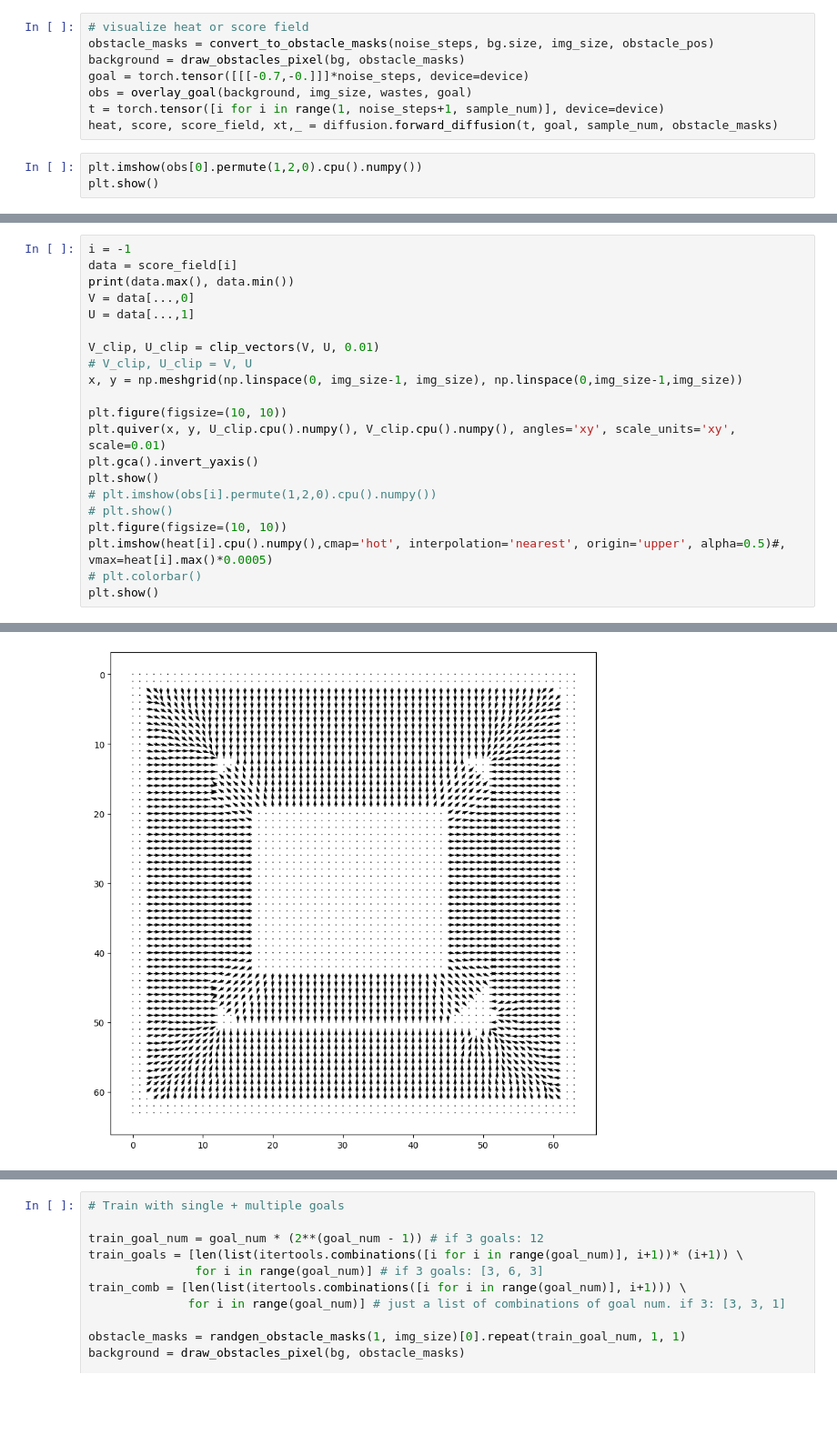
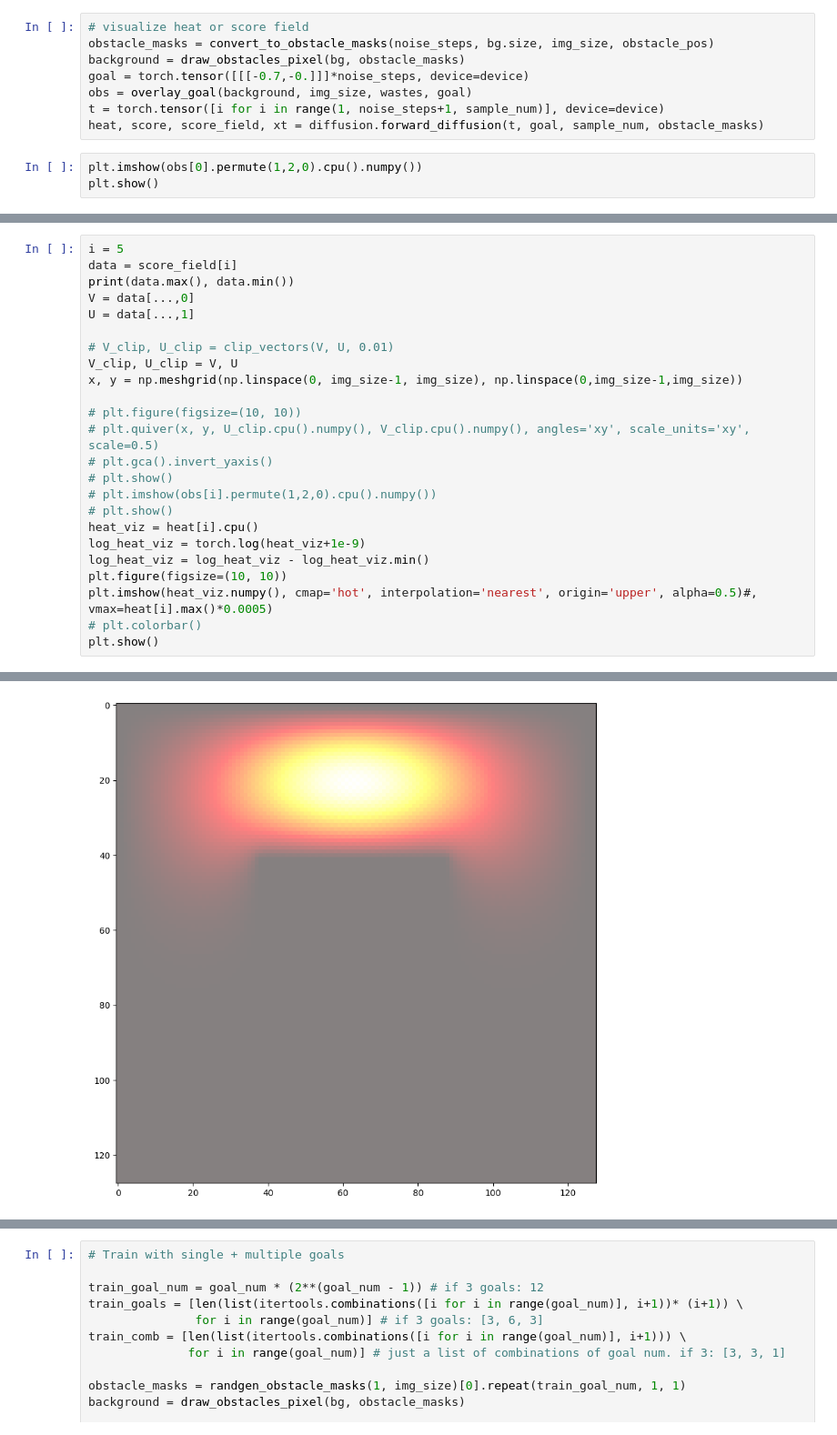
Before and after one commit to pranaboy72/denoisingheat, a Jupyter notebook: heat_diffusion.ipynb, the cells around one changed output, grey strips where cells are left out. Shown at 91% size. Cells and saved outputs as stored; diff of their text form; blank space fills up the shorter version.

Commit message:
visualize

```diff
--- a/heat_diffusion.ipynb
+++ b/heat_diffusion.ipynb
@@ -184,7 +184,7 @@ background = draw_obstacles_pixel(bg, obstacle_masks)
 goal = torch.tensor([[[-0.7,-0.]]]*noise_steps, device=device)
 obs = overlay_goal(background, img_size, wastes, goal)
 t = torch.tensor([i for i in range(1, noise_steps+1, sample_num)], device=device)
-heat, score, score_field, xt,_ = diffusion.forward_diffusion(t, goal, sample_num, obstacle_masks)
+heat, score, score_field, xt = diffusion.forward_diffusion(t, goal, sample_num, obstacle_masks)
 # %%
 plt.imshow(obs[0].permute(1,2,0).cpu().numpy())
 plt.show()
@@ -191,22 +200,25 @@ plt.show()
 # %%
-i = -1
+i = 5
 data = score_field[i]
 print(data.max(), data.min())
 V = data[...,0]
 U = data[...,1]
 
-V_clip, U_clip = clip_vectors(V, U, 0.01)
-# V_clip, U_clip = V, U
+# V_clip, U_clip = clip_vectors(V, U, 0.01)
+V_clip, U_clip = V, U
 x, y = np.meshgrid(np.linspace(0, img_size-1, img_size), np.linspace(0,img_size-1,img_size))
 
-plt.figure(figsize=(10, 10))
-plt.quiver(x, y, U_clip.cpu().numpy(), V_clip.cpu().numpy(), angles='xy', scale_units='xy', scale=0.01)
-plt.gca().invert_yaxis()
-plt.show()
+# plt.figure(figsize=(10, 10))
+# plt.quiver(x, y, U_clip.cpu().numpy(), V_clip.cpu().numpy(), angles='xy', scale_units='xy', scale=0.5)
+# plt.gca().invert_yaxis()
+# plt.show()
 # plt.imshow(obs[i].permute(1,2,0).cpu().numpy())
 # plt.show()
+heat_viz = heat[i].cpu()
+log_heat_viz = torch.log(heat_viz+1e-9)
+log_heat_viz = log_heat_viz - log_heat_viz.min()
 plt.figure(figsize=(10, 10))
-plt.imshow(heat[i].cpu().numpy(),cmap='hot', interpolation='nearest', origin='upper', alpha=0.5)#, vmax=heat[i].max()*0.0005)
+plt.imshow(heat_viz.numpy(), cmap='hot', interpolation='nearest', origin='upper', alpha=0.5)#, vmax=heat[i].max()*0.0005)
 # plt.colorbar()
 plt.show()
 # %% [output]
@@ -214 +226 @@ tensor(5.5624, device='cuda:0') tensor(-5.5624, device='cuda:0')
-[figure, old version]
+[figure, new version]
```
Also changed, not shown: parts of 6 cells of this notebook, 9 other files.
